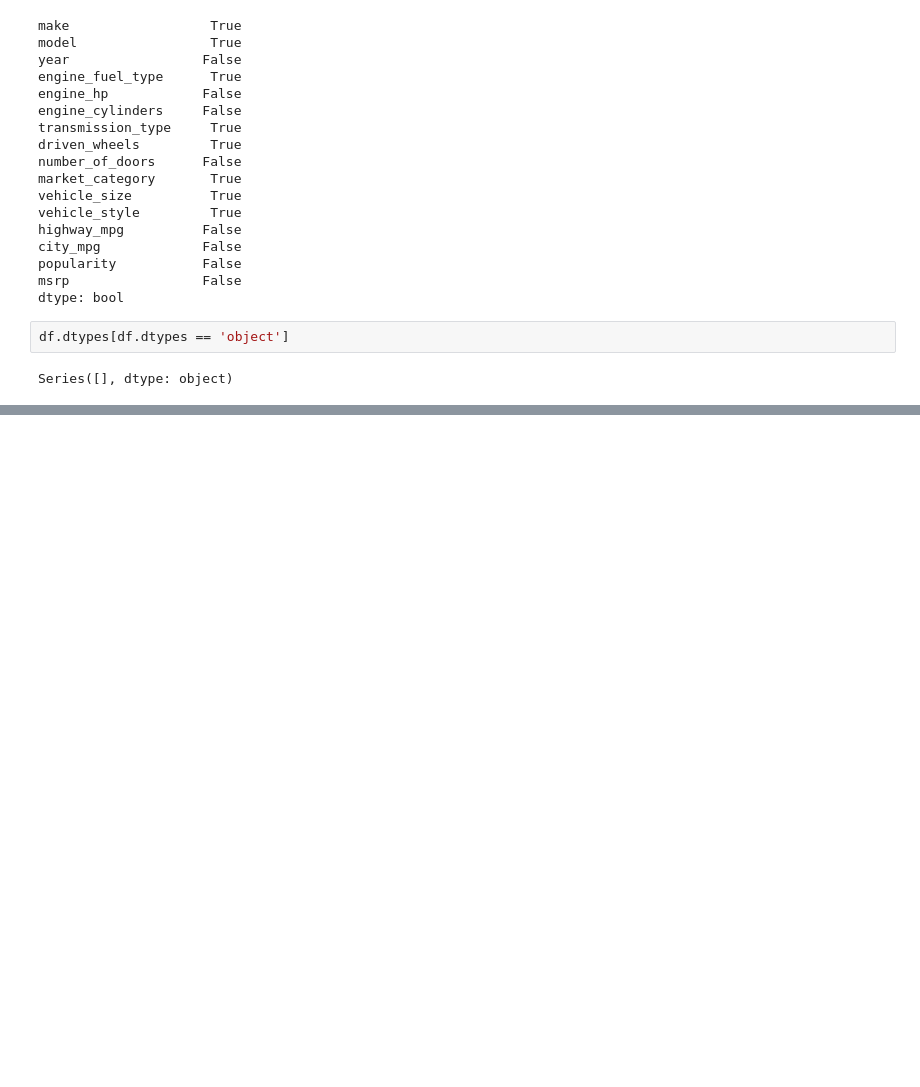
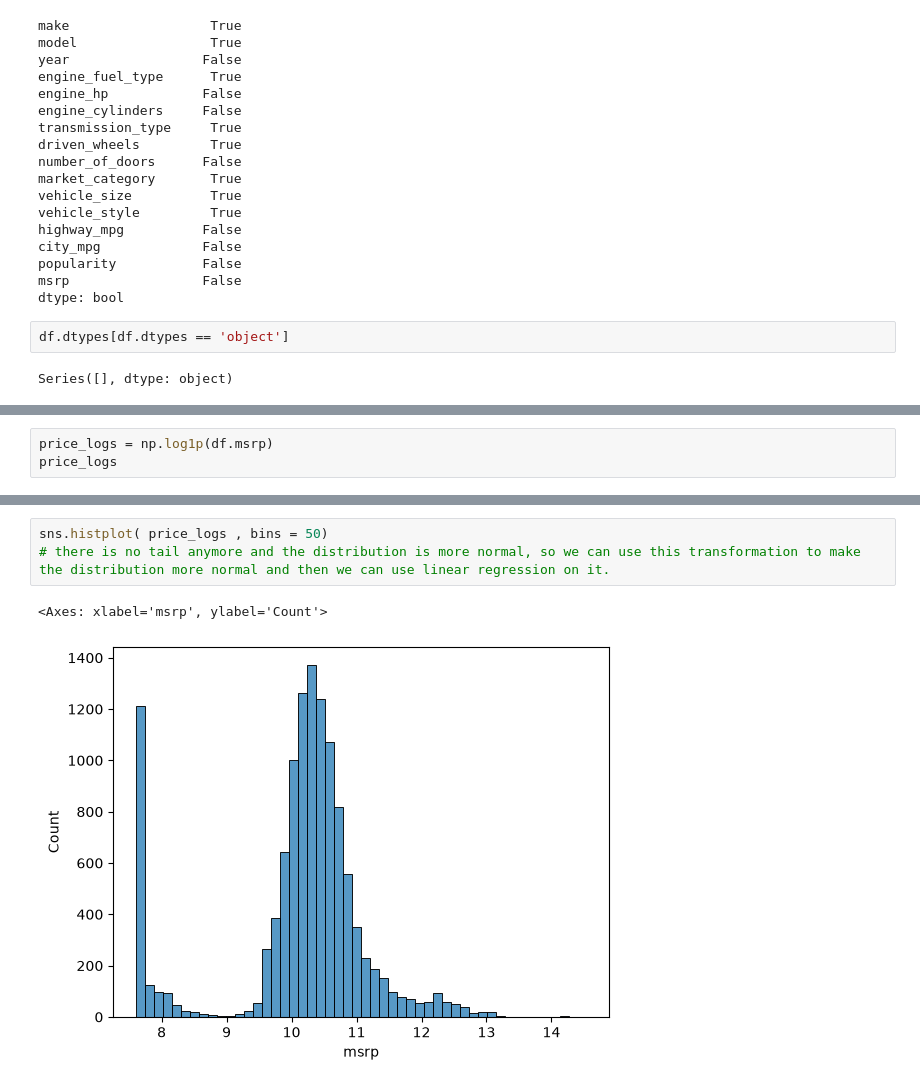
Before and after one commit to tarae3ar/ML, a Jupyter notebook: 02-regression/1-2-3.ipynb, the cells around one changed output, grey strips where cells are left out. Cells and saved outputs as stored; diff of their text form; blank space fills up the shorter version.

```diff
--- a/02-regression/1-2-3.ipynb
+++ b/02-regression/1-2-3.ipynb
@@ -183,0 +284,3 @@ dtype: object
+# %%
+price_logs = np.log1p(df.msrp)
+price_logs
@@ -183,0 +300,6 @@ dtype: object
+# %%
+sns.histplot( price_logs , bins = 50)
+# there is no tail anymore and the distribution is more normal, so we can use this transformation to make the distribution more normal and then we can use linear regression on it.
+# %% [output]
+<Axes: xlabel='msrp', ylabel='Count'>
+[figure, added]
```
Also changed, not shown: parts of 16 cells of this notebook, 4 other files.
